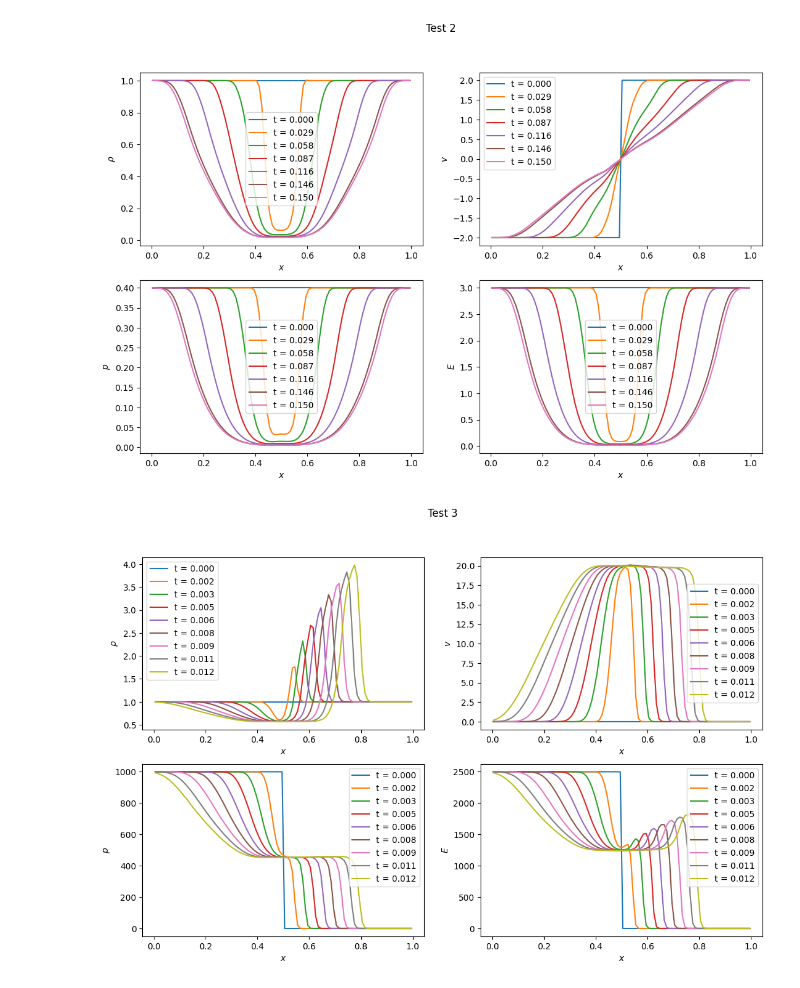
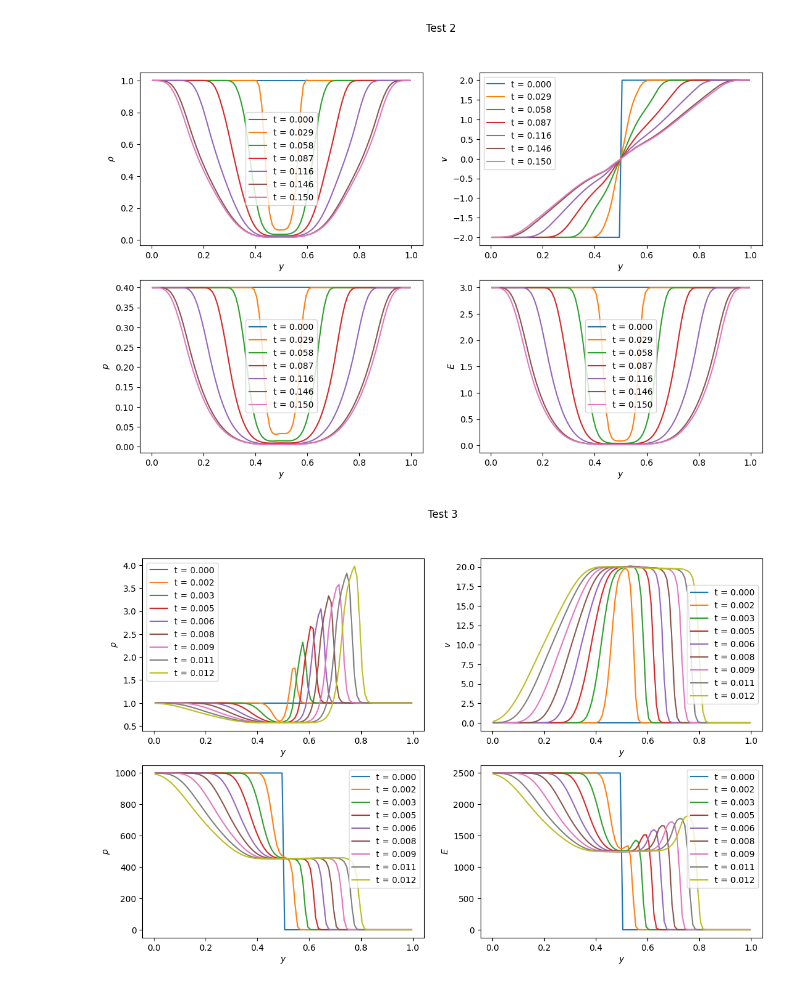
Before and after one commit to BenDavisonPetch/BAMReX, a Jupyter notebook: amrex_1d_plot.ipynb, the cells around one changed output. Drawn from its saved outputs; the diff is of its cells as text; code cells hidden in the pictures.

```diff
--- a/amrex_1d_plot.ipynb
+++ b/amrex_1d_plot.ipynb
@@ -13,47 +13,60 @@ FILENAMES = ["./build/Exec/RiemannProblem/output/test1/plt?????",
 adiabatic = 1.4
 # %%
 yt.set_log_level("error")
+DIM = 2
 for i, FILENAME in enumerate(FILENAMES):
     ts = yt.load(FILENAME)
 
     fig,ax = plt.subplots(2,2, figsize=(13,8))
     for ds in ts:
-        ray = ds.ray([ds.domain_left_edge[0].value,0,0], [ds.domain_right_edge[0].value,0,0])
+        if DIM == 1:
+            ray = ds.ray([ds.domain_left_edge[0].value,0,0], [ds.domain_right_edge[0].value,0,0])
+            mom = np.array(ray["mom_x"])
+            x = np.array(ray["x"])
+        else:
+            x_centre = (ds.domain_left_edge[0].value + ds.domain_right_edge[0].value)/2
+            ray = ds.ray([x_centre,ds.domain_left_edge[1].value,0], [x_centre,ds.domain_right_edge[1].value,0])
+            mom = np.array(ray["mom_y"])
+            x = np.array(ray["y"])
         time_label = f"t = {ds.current_time.value:.3f}"
         density = np.array(ray["density"])
-        mom_x = np.array(ray["mom_x"])
         energy = np.array(ray["energy"])
-        vel_x = mom_x / density
+        vel_x = mom / density
         pressure = (adiabatic - 1)*(energy - 0.5*density*np.power(vel_x,2))
-        x = np.array(ray["x"])
+
         # print(density)
         ax[0,0].plot(x,density,label=time_label)
         ax[0,1].plot(x,vel_x,label=time_label)
         ax[1,0].plot(x,pressure,label=time_label)
         ax[1,1].plot(x,energy,label=time_label)
 
     ax[0,0].set_ylabel("$\\rho$")
     ax[0,1].set_ylabel("$v$")
     ax[1,0].set_ylabel("$p$")
     ax[1,1].set_ylabel("$E$")
 
-    ax[0,0].set_xlabel("$x$")
-    ax[0,1].set_xlabel("$x$")
-    ax[1,0].set_xlabel("$x$")
-    ax[1,1].set_xlabel("$x$")
+    if DIM == 1:
+        x_label = "$x$"
+    else:
+        x_label = "$y$"
+
+    ax[0,0].set_xlabel(x_label)
+    ax[0,1].set_xlabel(x_label)
+    ax[1,0].set_xlabel(x_label)
+    ax[1,1].set_xlabel(x_label)
 
     ax[0,0].legend()
     ax[0,1].legend()
     ax[1,0].legend()
     ax[1,1].legend()
 
     fig.suptitle(f"Test {i+1}")
 
     fig.show()
 # %% [output]
 [figure]
-[figure, old version]
+[figure, new version]
-[figure, old version]
+[figure, new version]
 [figure]
 [figure]
 # %%
```
Also changed, not shown: 2 other files.
